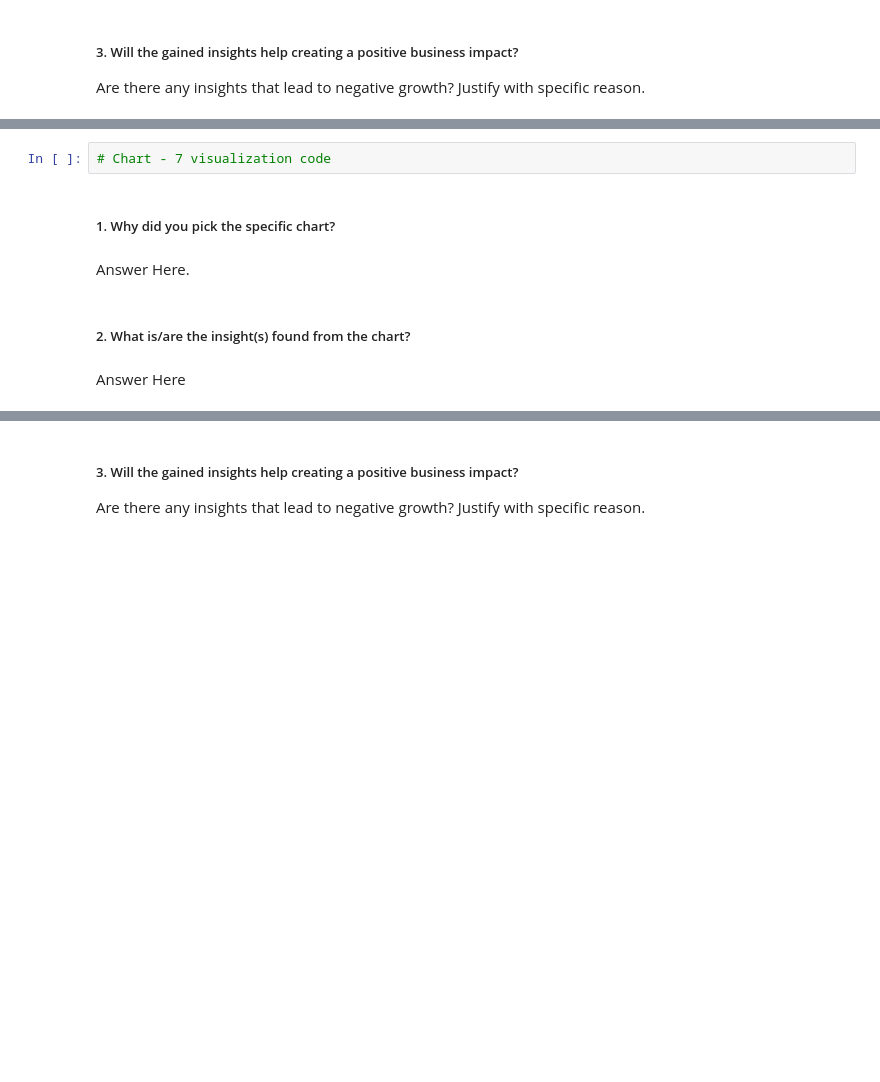
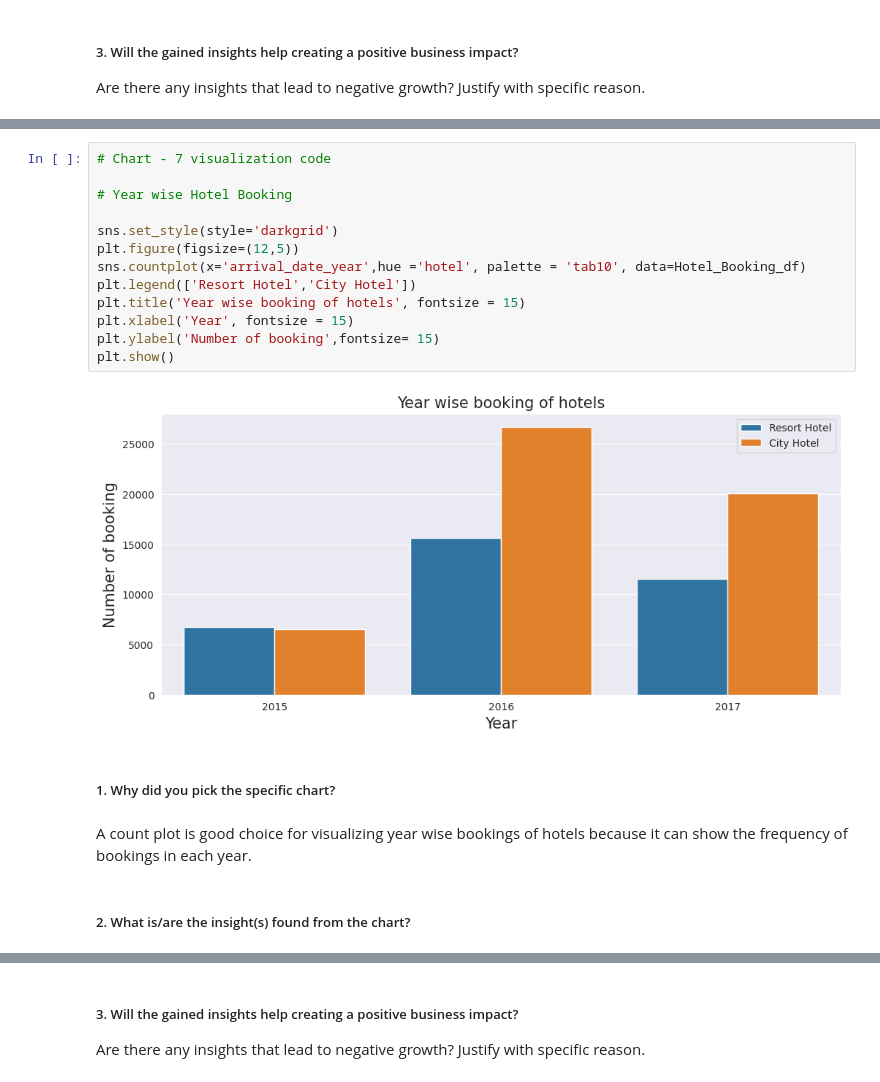
Before and after one commit to Bharatgaur/Almabetter_Projects, a Jupyter notebook: EDA_Project_on_Hotel_Booking_Analysis_.ipynb, the cells around one changed output, grey strips where cells are left out. Saved outputs shown, nothing was run; the diff lists cells and outputs as text; blank space fills up the shorter version.

```diff
--- a/EDA_Project_on_Hotel_Booking_Analysis_.ipynb
+++ b/EDA_Project_on_Hotel_Booking_Analysis_.ipynb
@@ -722,10 +756,21 @@ Answer Here
-# %%
-# Chart - 7 visualization code
+# %%
+# Chart - 7 visualization code
+
+# Year wise Hotel Booking
+
+sns.set_style(style='darkgrid')
+plt.figure(figsize=(12,5))
+sns.countplot(x='arrival_date_year',hue ='hotel', palette = 'tab10', data=Hotel_Booking_df)
+plt.legend(['Resort Hotel','City Hotel'])
+plt.title('Year wise booking of hotels', fontsize = 15)
+plt.xlabel('Year', fontsize = 15)
+plt.ylabel('Number of booking',fontsize= 15)
+plt.show()
+# %% [output]
+[figure, added]
 # %% [markdown]
 ##### 1. Why did you pick the specific chart?
-# %% [markdown]
-Answer Here.
+# %% [markdown]
+A count plot is good choice for visualizing year wise bookings of hotels because it can show the frequency of bookings in each year.
 # %% [markdown]
 ##### 2. What is/are the insight(s) found from the chart?
-# %% [markdown]
-Answer Here
```
Also changed, not shown: parts of 94 cells of this notebook.
